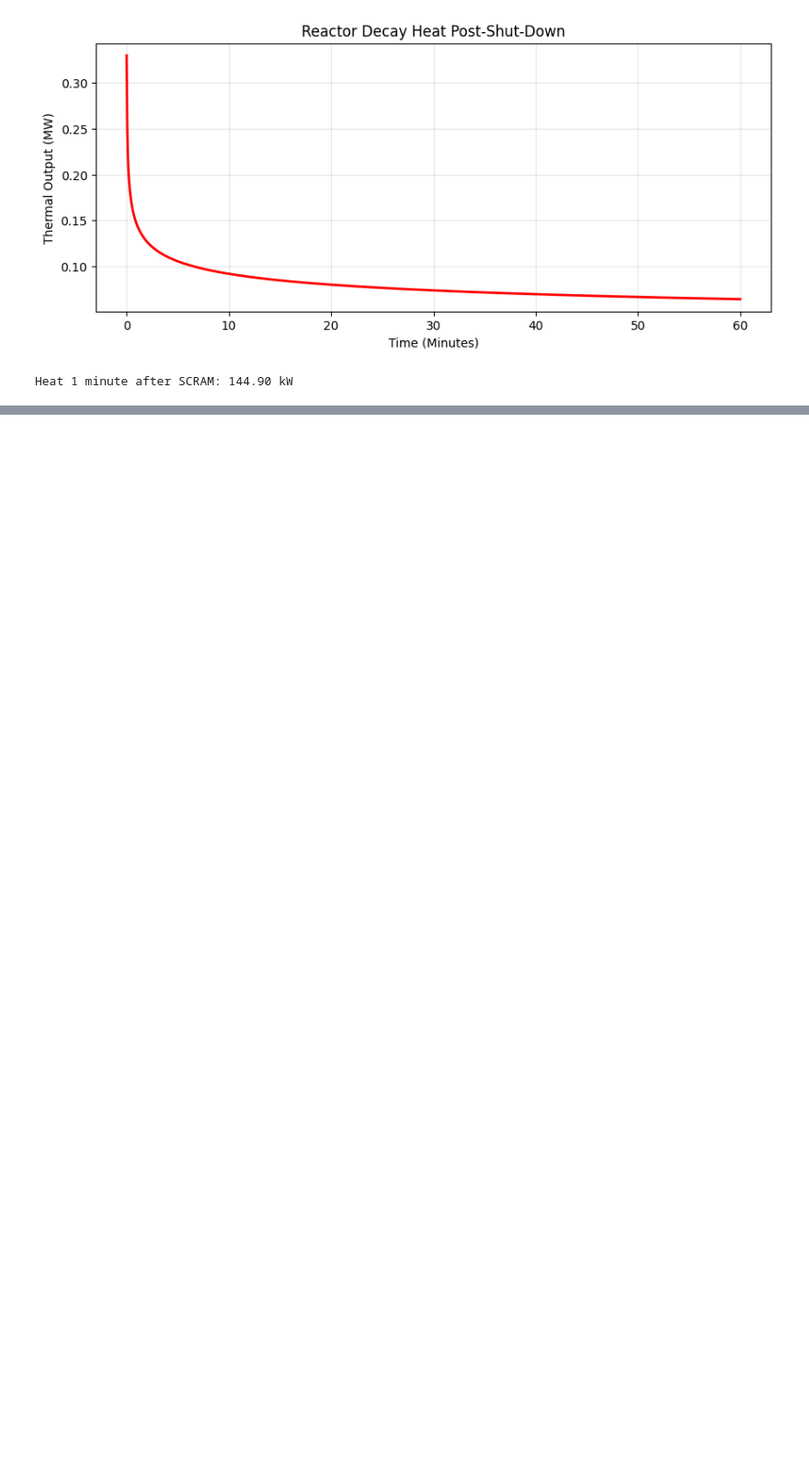
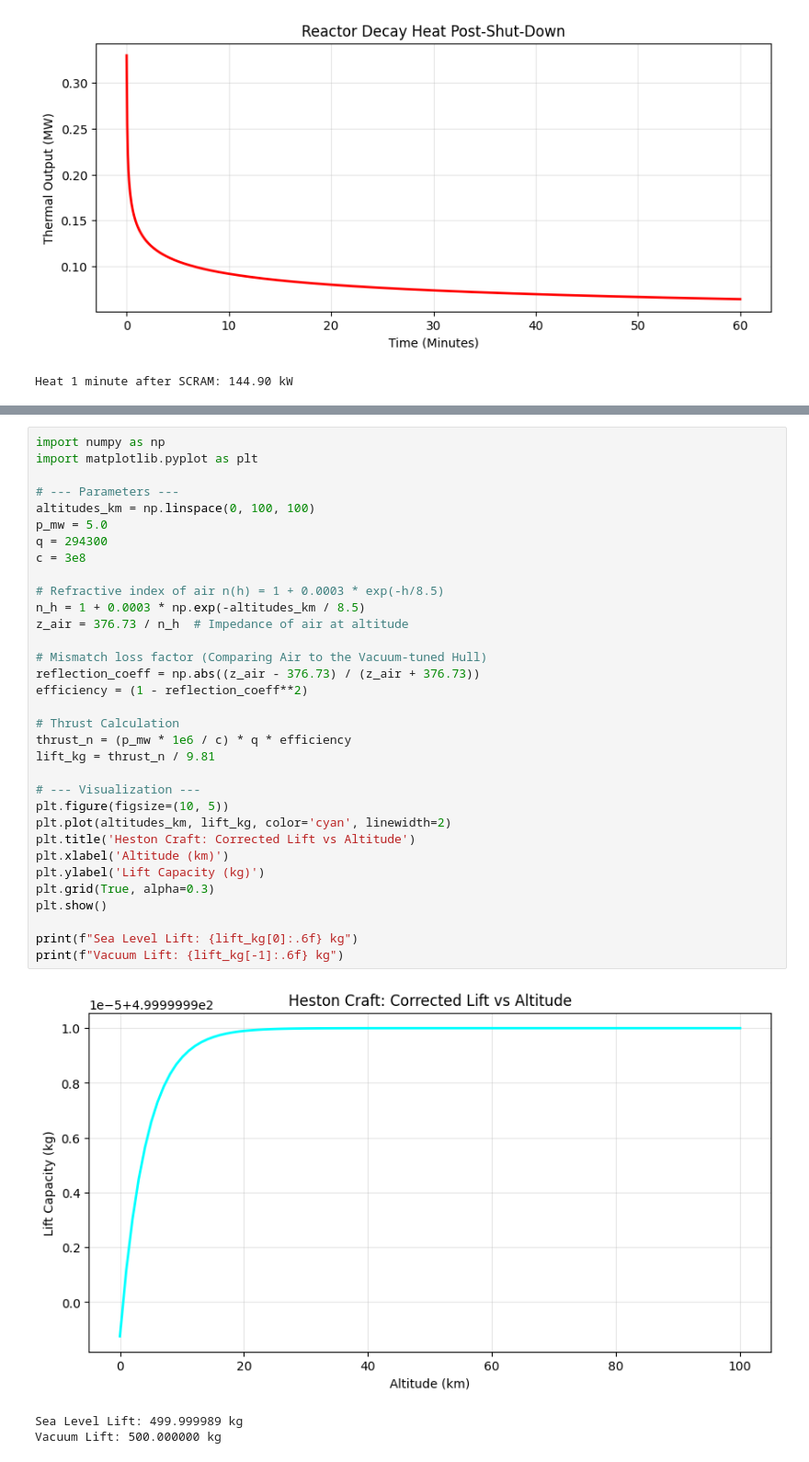
Before and after one commit to zeitgeistnirvana/Heston_Model, a Jupyter notebook: Waveguide_Propulsion_Radiant_Energy_Spacecraft.ipynb, the cells around one changed output, grey strips where cells are left out. Shown at 92% size. Drawn from its saved outputs; the diff is of its cells as text; blank space fills up the shorter version.

```diff
--- a/Waveguide_Propulsion_Radiant_Energy_Spacecraft.ipynb
+++ b/Waveguide_Propulsion_Radiant_Energy_Spacecraft.ipynb
@@ -1281,0 +1313,37 @@ Heat 1 minute after SCRAM: 144.90 kW
+# %%
+import numpy as np
+import matplotlib.pyplot as plt
+
+# --- Parameters ---
+altitudes_km = np.linspace(0, 100, 100)
+p_mw = 5.0
+q = 294300
+c = 3e8
+
+# Refractive index of air n(h) = 1 + 0.0003 * exp(-h/8.5)
+n_h = 1 + 0.0003 * np.exp(-altitudes_km / 8.5)
+z_air = 376.73 / n_h  # Impedance of air at altitude
+
+# Mismatch loss factor (Comparing Air to the Vacuum-tuned Hull)
+reflection_coeff = np.abs((z_air - 376.73) / (z_air + 376.73))
+efficiency = (1 - reflection_coeff**2)
+
+# Thrust Calculation
+thrust_n = (p_mw * 1e6 / c) * q * efficiency
+lift_kg = thrust_n / 9.81
+
+# --- Visualization ---
+plt.figure(figsize=(10, 5))
+plt.plot(altitudes_km, lift_kg, color='cyan', linewidth=2)
+plt.title('Heston Craft: Corrected Lift vs Altitude')
+plt.xlabel('Altitude (km)')
+plt.ylabel('Lift Capacity (kg)')
+plt.grid(True, alpha=0.3)
+plt.show()
+
+print(f"Sea Level Lift: {lift_kg[0]:.6f} kg")
+print(f"Vacuum Lift: {lift_kg[-1]:.6f} kg")
+# %% [output]
+[figure, added]
+Sea Level Lift: 499.999989 kg
+Vacuum Lift: 500.000000 kg
```
Also changed, not shown: parts of 4 cells of this notebook.
